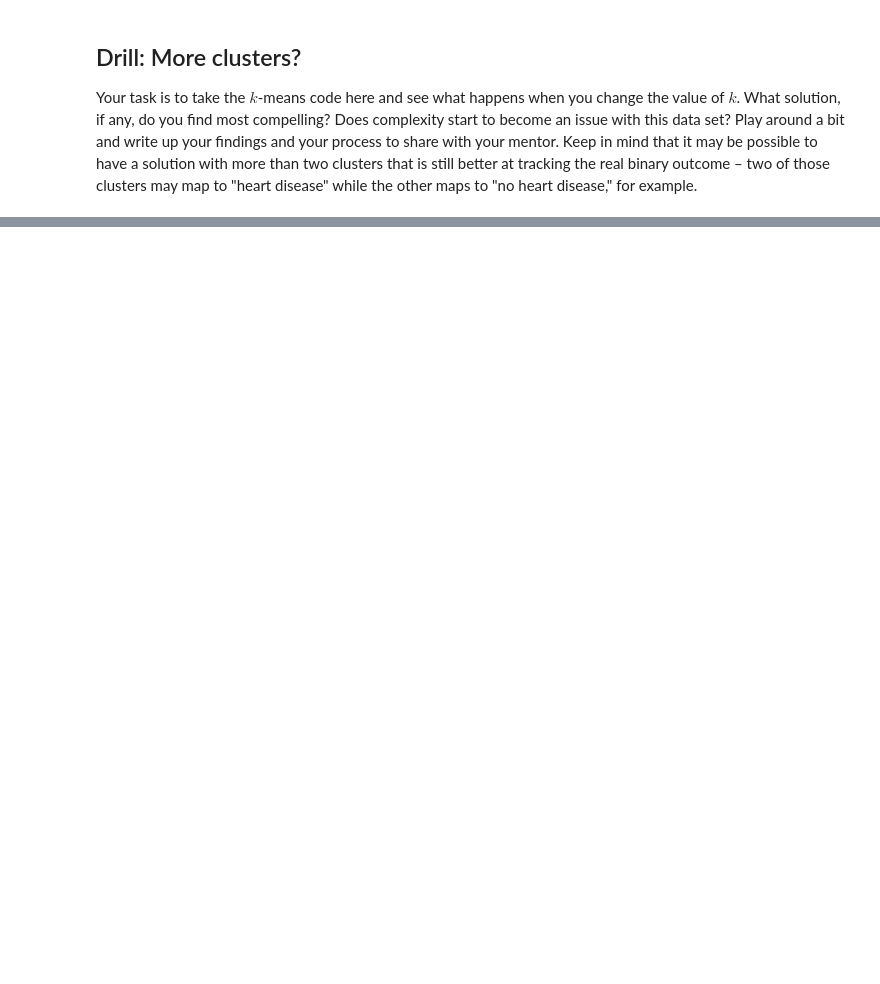
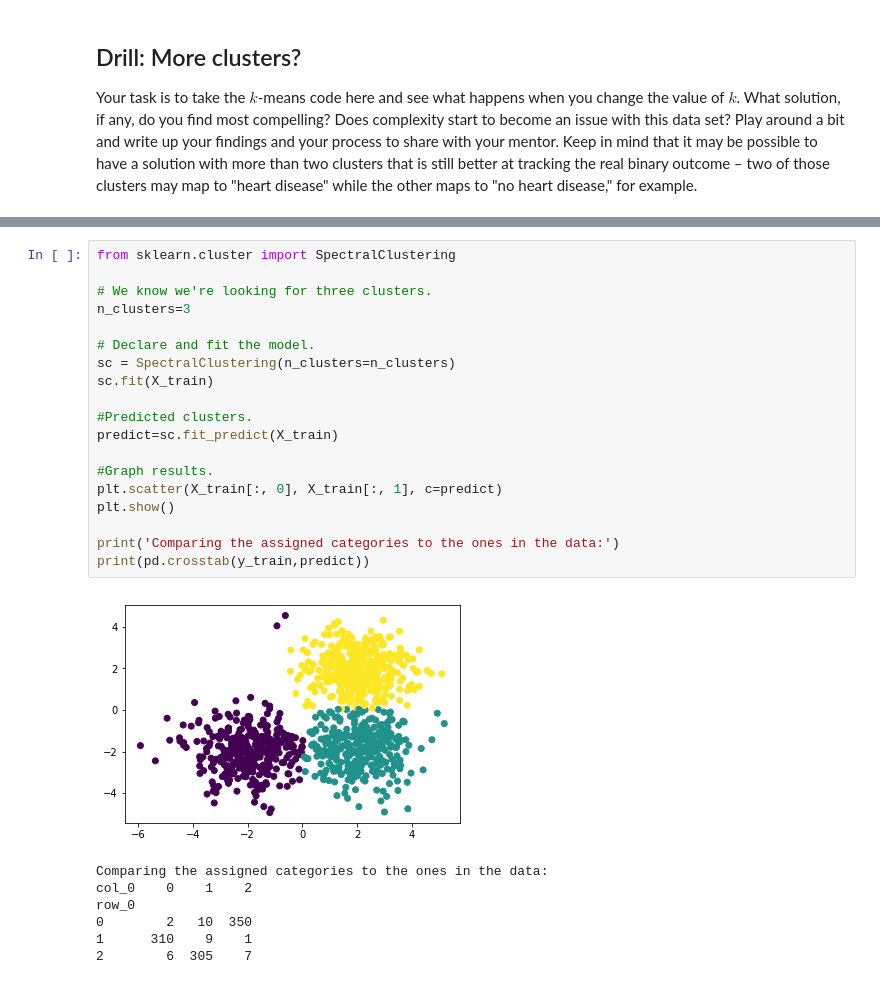
Before and after one commit to jlinGG/Thinkful-DS-Bootcamp, a Jupyter notebook: Unit-4-2.ipynb, the cells around one changed output, grey strips where cells are left out. Saved outputs shown, nothing was run; the diff lists cells and outputs as text; blank space fills up the shorter version.

```diff
--- a/Unit-4-2.ipynb
+++ b/Unit-4-2.ipynb
@@ -222,0 +356,27 @@ row_0
+# %%
+from sklearn.cluster import SpectralClustering
+
+# We know we're looking for three clusters.
+n_clusters=3
+
+# Declare and fit the model.
+sc = SpectralClustering(n_clusters=n_clusters)
+sc.fit(X_train)
+
+#Predicted clusters.
+predict=sc.fit_predict(X_train)
+
+#Graph results.
+plt.scatter(X_train[:, 0], X_train[:, 1], c=predict)
+plt.show()
+
+print('Comparing the assigned categories to the ones in the data:')
+print(pd.crosstab(y_train,predict))
+# %% [output]
+[figure, added]
+Comparing the assigned categories to the ones in the data:
+col_0    0    1    2
+row_0
+0        2   10  350
+1      310    9    1
+2        6  305    7
```
Also changed, not shown: parts of 27 cells of this notebook.
